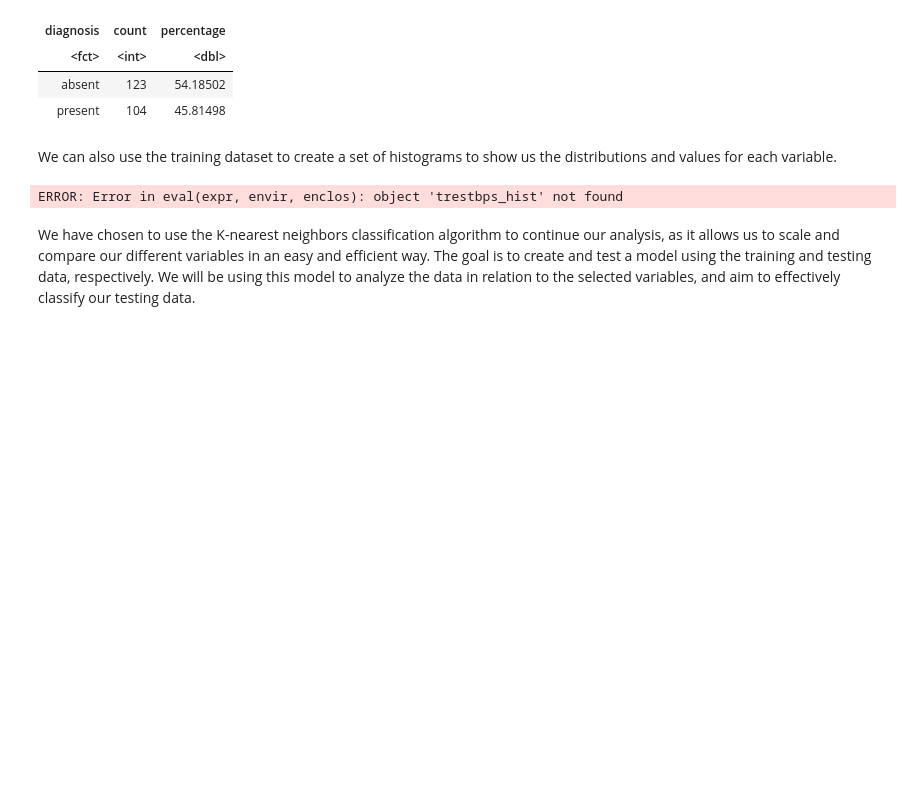
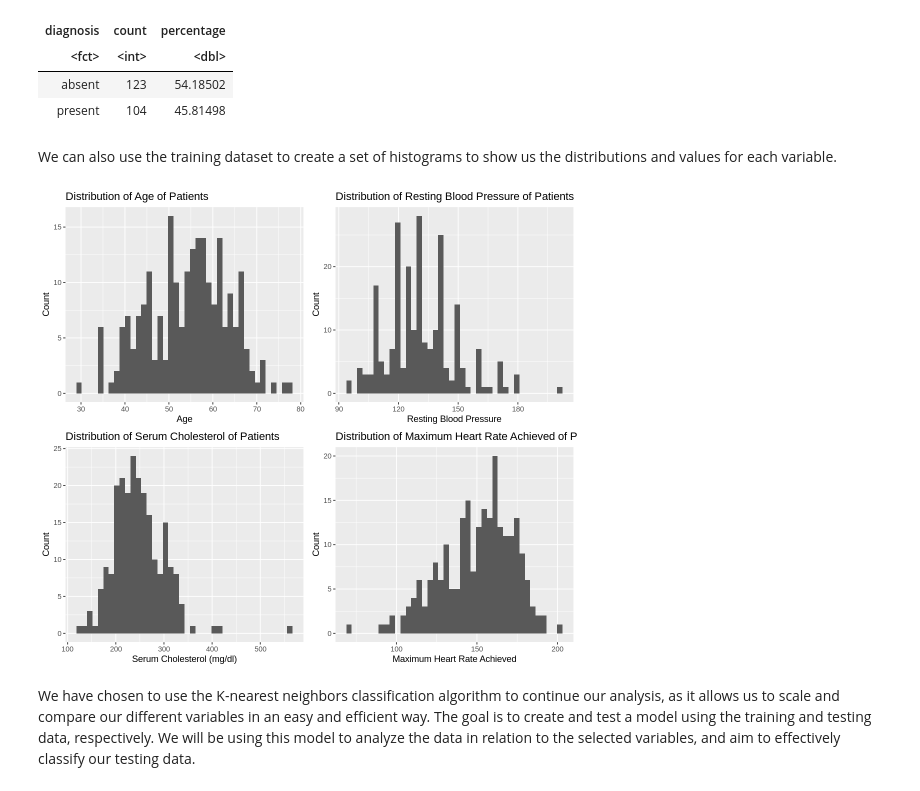
Before and after one commit to Nitro-87/Group-2-Project-Proposal, a Jupyter notebook: Project-Report.ipynb, the cells around one changed output. Cells and saved outputs as stored; diff of their text form; code cells hidden in the pictures; blank space fills up the shorter version.

```diff
--- a/Project-Report.ipynb
+++ b/Project-Report.ipynb
@@ -255,24 +237,24 @@ We can also use the training dataset to create a set of histograms to show us th
 # %%
 options(repr.plot.width = 9, repr.plot.height = 8)
 age_hist <- ggplot(training_set, aes(x = age)) +
                 geom_histogram(bins = 40) +
                 labs(x = "Age", y = "Count", title = "Distribution of Age of Patients")
 
 thalach_hist <- ggplot(training_set, aes(x = thalach)) +
                 geom_histogram(bins = 40) +
                 labs(x = "Maximum Heart Rate Achieved", y = "Count", title = "Distribution of Maximum Heart Rate Achieved of Patients")
 
 chol_hist <- ggplot(training_set, aes(x = chol)) +
                 geom_histogram(bins = 40) +
                 labs(x = "Serum Cholesterol (mg/dl)", y = "Count", title = "Distribution of Serum Cholesterol of Patients")
 
-trestbps <- ggplot(training_set, aes(x = trestbps)) +
+trestbps_hist <- ggplot(training_set, aes(x = trestbps)) +
                 geom_histogram(bins = 40) +
                 labs(x = "Resting Blood Pressure", y = "Count", title = "Distribution of Resting Blood Pressure of Patients")
 
 gridExtra::grid.arrange(age_hist, trestbps_hist, chol_hist, thalach_hist, ncol = 2)
 # %% [output]
-ERROR: Error in eval(expr, envir, enclos): object 'trestbps_hist' not found
+[figure, added]
 # %% [markdown]
 We have chosen to use the K-nearest neighbors classification algorithm to continue our analysis, as it allows us to scale and compare our different variables in an easy and efficient way. The goal is to create and test a model using the training and testing data, respectively. We will be using this model to analyze the data in relation to the selected variables, and aim to effectively classify our testing data.
 # %% [markdown]
```
Also changed, not shown: parts of 6 cells of this notebook.
